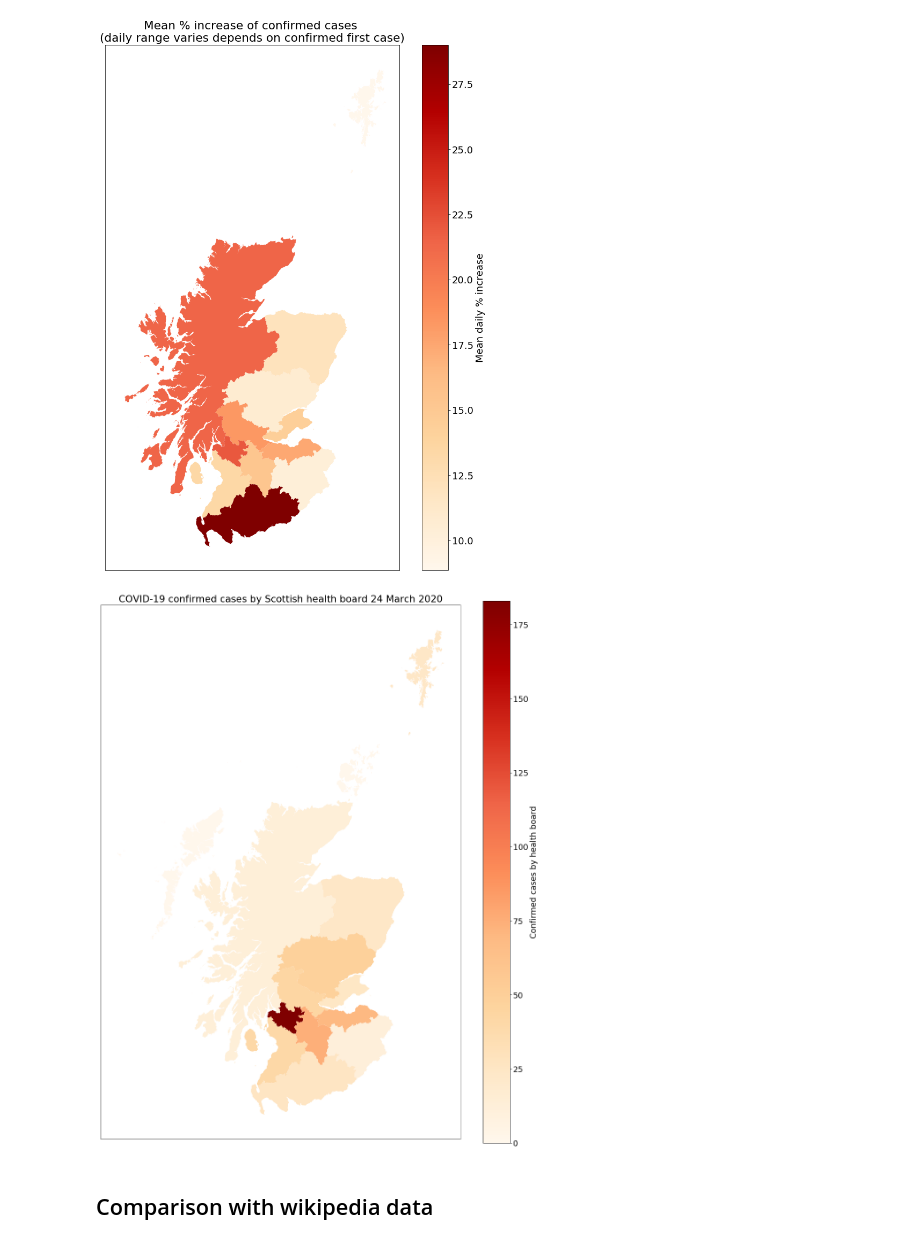
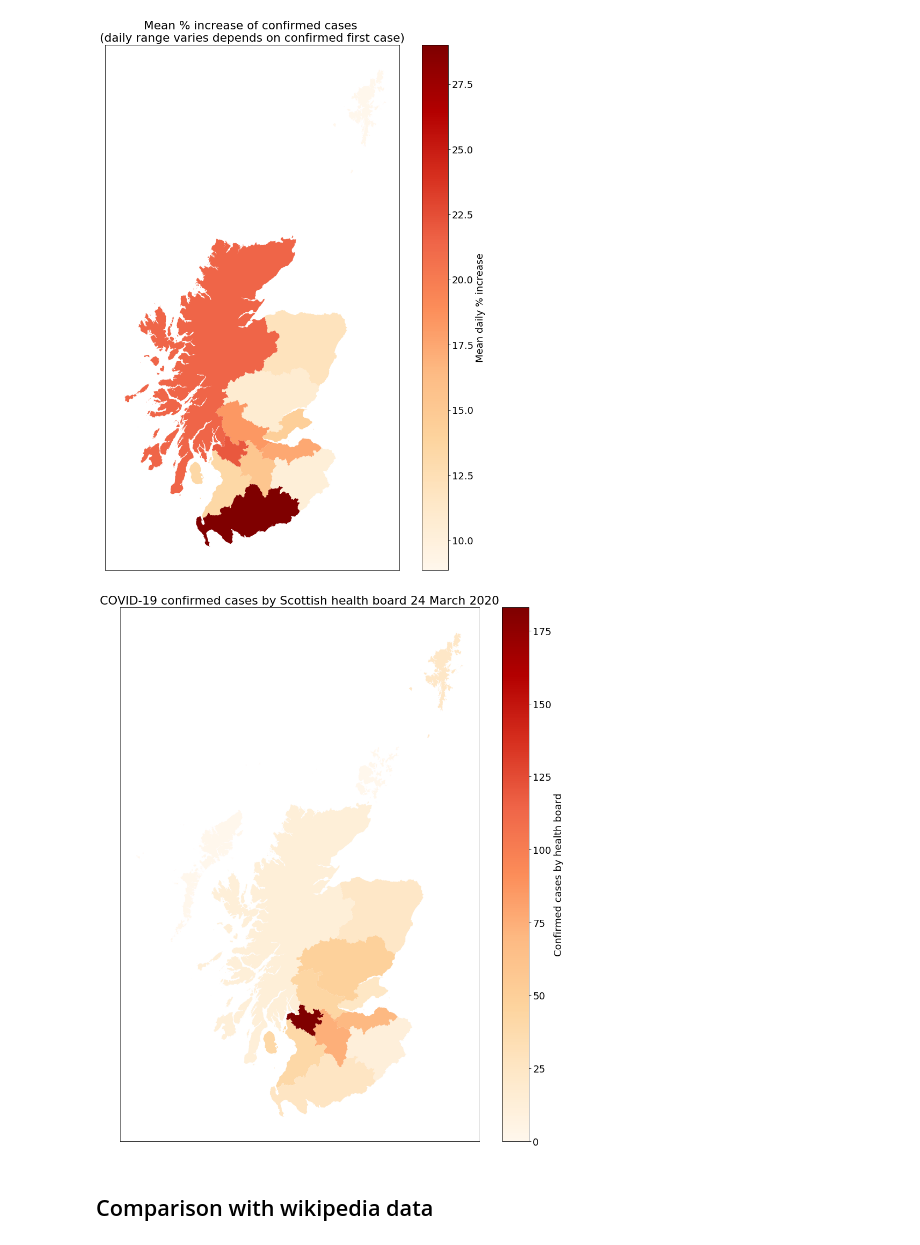
Before and after one commit to seumasmorrison/Scotland_COVID-19, a Jupyter notebook: Scotland_COVID-19.ipynb, the cells around one changed output. Cells and saved outputs as stored; diff of their text form; code cells hidden in the pictures.

```diff
--- a/Scotland_COVID-19.ipynb
+++ b/Scotland_COVID-19.ipynb
@@ -573,12 +615,11 @@ plt.savefig('mean_percent_increase_by_health_board.png')
 # %%
 ax = health_board_geo_df.plot(column=health_board_geo_df.columns[0], figsize=(15,18), legend=True, legend_kwds={'label': "Confirmed cases by health board"}, cmap='OrRd')
 plt.title('COVID-19 confirmed cases by Scottish health board 24 March 2020')
 ax.set_yticks([])
 ax.set_xticks([])
-plt.tight_layout()
 plt.savefig("output/confirmed_cases_" + str(date) + ".png")
 # %% [output]
-[figure, old version]
+[figure, new version]
 # %%
 health_board_geo_df.to_file('gis/scottish_health_board_counts_' + date + '.gpkg', driver='GPKG')
 # %% [markdown]
```
Also changed, not shown: parts of 9 cells of this notebook, 1 other file.
